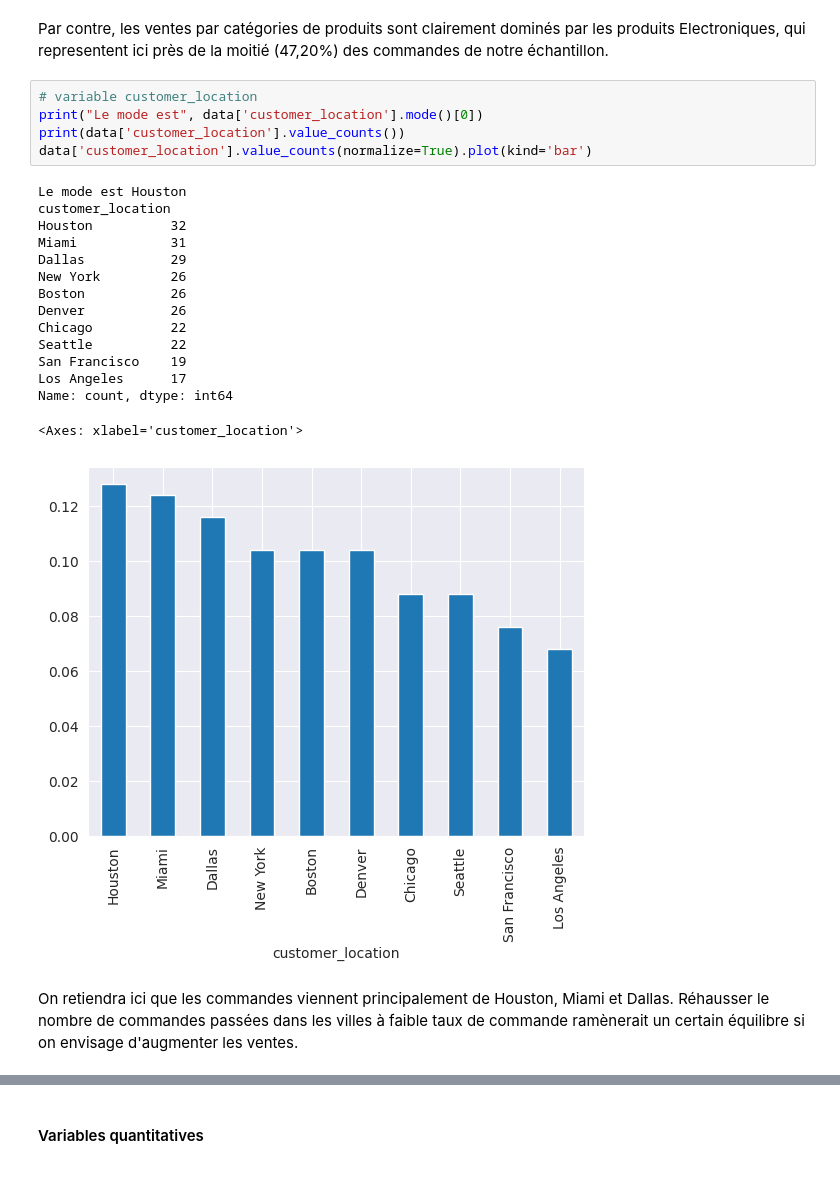
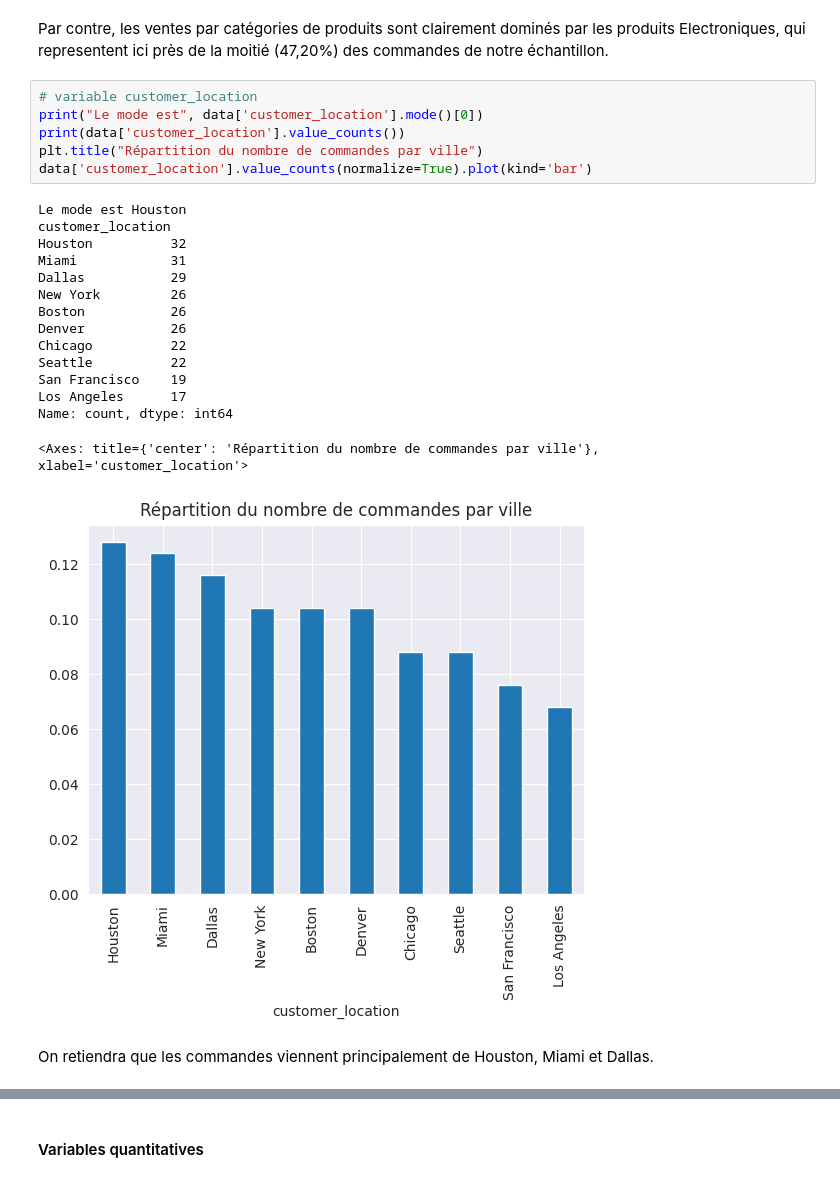
Before and after one commit to chanwinharold/Amazon_Sales, a Jupyter notebook: notebooks/02_exploratory_analysis.ipynb, the cells around one changed output, grey strips where cells are left out. Saved outputs shown, nothing was run; the diff lists cells and outputs as text.

```diff
--- a/notebooks/02_exploratory_analysis.ipynb
+++ b/notebooks/02_exploratory_analysis.ipynb
@@ -65,26 +66,27 @@ Par contre, les ventes par catégories de produits sont clairement dominés par
 # %%
 # variable customer_location
 print("Le mode est", data['customer_location'].mode()[0])
 print(data['customer_location'].value_counts())
+plt.title("Répartition du nombre de commandes par ville")
 data['customer_location'].value_counts(normalize=True).plot(kind='bar')
 # %% [output]
 Le mode est Houston
 customer_location
 Houston          32
 Miami            31
 Dallas           29
 New York         26
 Boston           26
 Denver           26
 Chicago          22
 Seattle          22
 San Francisco    19
 Los Angeles      17
 Name: count, dtype: int64
-<Axes: xlabel='customer_location'>
+<Axes: title={'center': 'Répartition du nombre de commandes par ville'}, xlabel='customer_location'>
-[figure, old version]
+[figure, new version]
 # %% [markdown]
-On retiendra ici que les commandes viennent principalement de Houston, Miami et Dallas. Réhausser le nombre de commandes passées dans les villes à faible taux de commande ramènerait un certain équilibre si on envisage d'augmenter les ventes.
+On retiendra que les commandes viennent principalement de Houston, Miami et Dallas.
 # %%
 # variable payment_method
 print("Le mode est", data['payment_method'].mode()[0])
```
Also changed, not shown: parts of 13 cells of this notebook.
